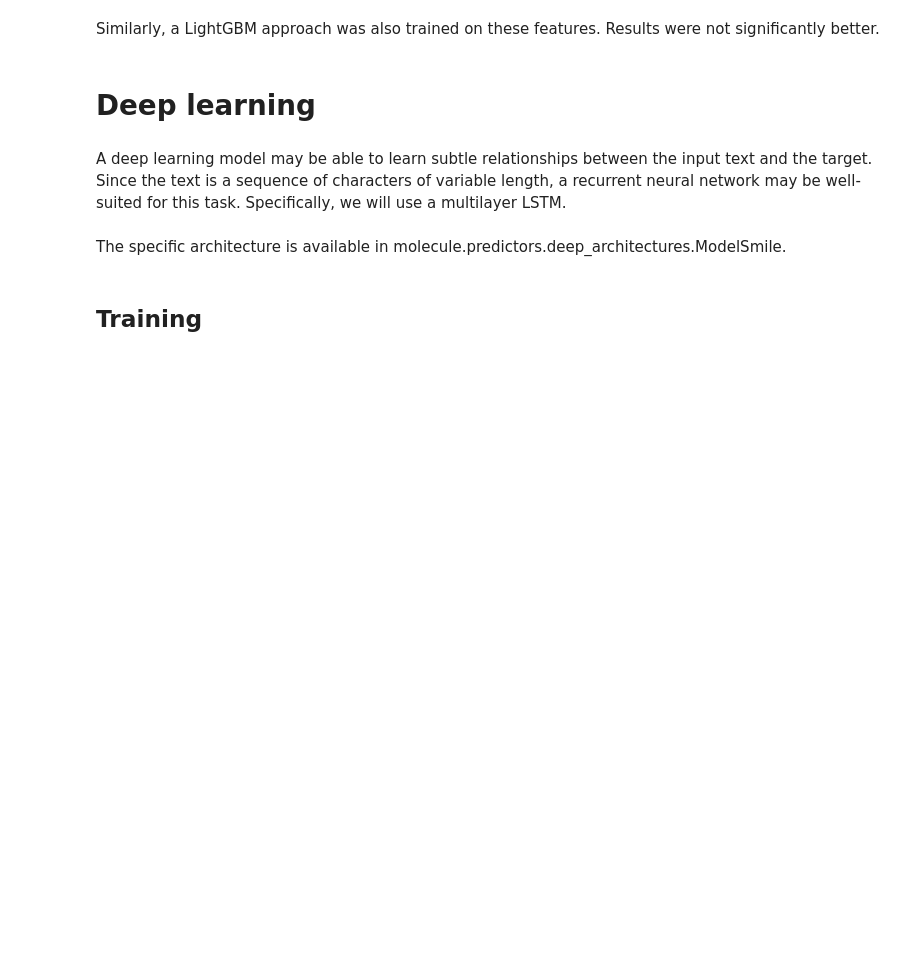
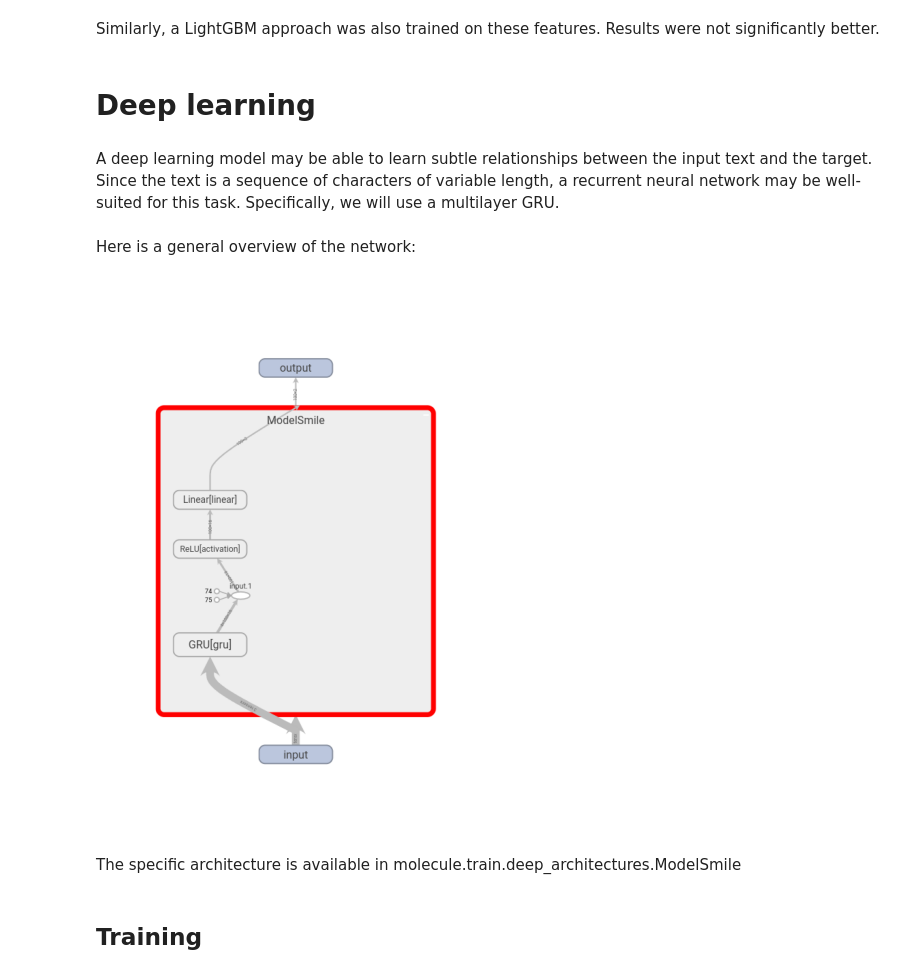
Before and after one commit to yannick-lc/test-servier, a Jupyter notebook: notebooks/3 - Model 2 - SMILE text representations.ipynb, the cells around one changed output. Cells and saved outputs as stored; diff of their text form; code cells hidden in the pictures; blank space fills up the shorter version.

```diff
--- a/notebooks/3 - Model 2 - SMILE text representations.ipynb
+++ b/notebooks/3 - Model 2 - SMILE text representations.ipynb
@@ -134,8 +136,17 @@ from molecule.prediction.model import FeatureType
 import utils
 # %% [markdown]
-A deep learning model may be able to learn subtle relationships between the input text and the target. Since the text is a sequence of characters of variable length, a recurrent neural network may be well-suited for this task. Specifically, we will use a multilayer LSTM.
+A deep learning model may be able to learn subtle relationships between the input text and the target. Since the text is a sequence of characters of variable length, a recurrent neural network may be well-suited for this task. Specifically, we will use a multilayer GRU.
+# %% [markdown]
+Here is a general overview of the network:
+# %%
+plt.figure(figsize=(10,10))
+plt.axis("off")
+plt.imshow(plt.imread("data/images/DNN2.png"))
+plt.show()
+# %% [output]
+[figure, added]
 # %% [markdown]
-The specific architecture is available in molecule.predictors.deep_architectures.ModelSmile.
+The specific architecture is available in molecule.train.deep_architectures.ModelSmile
 # %% [markdown]
 ## Training
 # %%
```
Also changed, not shown: parts of 10 cells of this notebook, 7 other files.
